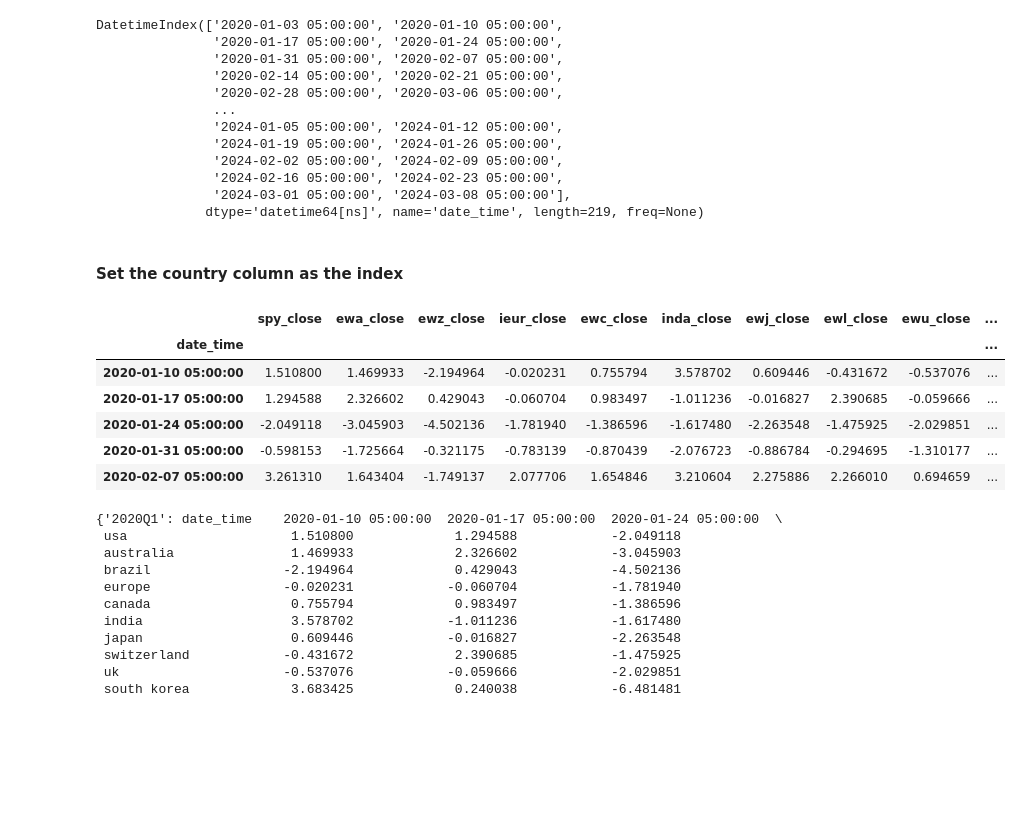
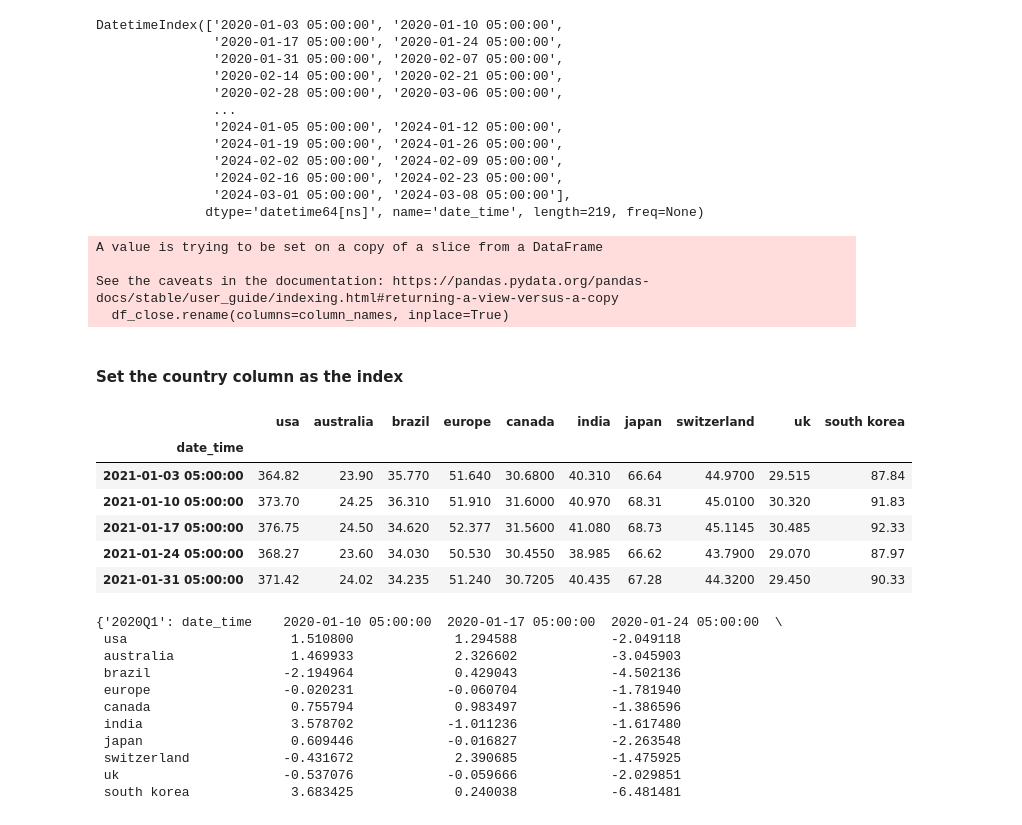
Before and after one commit to klyons/rates_cluster_nlp, a Jupyter notebook: clustering.ipynb, the cells around one changed output. Drawn from its saved outputs; the diff is of its cells as text; code cells hidden in the pictures; blank space fills up the shorter version.

```diff
--- a/clustering.ipynb
+++ b/clustering.ipynb
@@ -25,7 +25,7 @@ fred = Fred(api_key=fred_api_key)
 def create_dataframe():
     #ewa = australia, ewc = canada, inda = india, ewj = japan, ewl = switzerland, ewu = United Kingdom, eusa = USA, ewy = South Korea
 	symbols = ['spy','ewa','ewz','ieur','ewc','inda','ewj','ewl','ewu','ewy']  #'i:fvx', 'i:tyx'
-	start_date = '2020-01-03'
+	start_date = '2021-01-03'
 	mp = 7
 	timespan = 'day'
 	for symbol in symbols:
@@ -126,15 +117,26 @@ df_close_pct.to_parquet('df_diff.parquet', engine='pyarrow')
+# %%
+# Select only these columns from the DataFrame
+column_names = {'spy_close': 'usa','ewa_close': 'australia', 'ieur_close':'europe','ewz_close': 'brazil','ewc_close':'canada', 'inda_close': 'india',
+                    'ewj_close': 'japan', 'ewl_close': 'switzerland', 'ewu_close': 'uk','ewy_close': 'south korea'}
+df_close.rename(columns=column_names, inplace=True)
+df_close.to_parquet('data/df_close.parquet', engine='pyarrow')
+# %% [output]
+A value is trying to be set on a copy of a slice from a DataFrame
+
+See the caveats in the documentation: https://pandas.pydata.org/pandas-docs/stable/user_guide/indexing.html#returning-a-view-versus-a-copy
+  df_close.rename(columns=column_names, inplace=True)
 # %% [markdown]
 #### Set the country column as the index
 # %%
-df_close_pct.head()
+df_close.head()
 # %% [output]
-|  | spy_close | ewa_close | ewz_close | ieur_close | ewc_close | inda_close | ewj_close | ewl_close | ewu_close | ... |
-| date_time |  |  |  |  |  |  |  |  |  | ... |
-| 2020-01-10 05:00:00 | 1.510800 | 1.469933 | -2.194964 | -0.020231 | 0.755794 | 3.578702 | 0.609446 | -0.431672 | -0.537076 | ... |
-| 2020-01-17 05:00:00 | 1.294588 | 2.326602 | 0.429043 | -0.060704 | 0.983497 | -1.011236 | -0.016827 | 2.390685 | -0.059666 | ... |
-| 2020-01-24 05:00:00 | -2.049118 | -3.045903 | -4.502136 | -1.781940 | -1.386596 | -1.617480 | -2.263548 | -1.475925 | -2.029851 | ... |
-| 2020-01-31 05:00:00 | -0.598153 | -1.725664 | -0.321175 | -0.783139 | -0.870439 | -2.076723 | -0.886784 | -0.294695 | -1.310177 | ... |
-| 2020-02-07 05:00:00 | 3.261310 | 1.643404 | -1.749137 | 2.077706 | 1.654846 | 3.210604 | 2.275886 | 2.266010 | 0.694659 | ... |
+|  | usa | australia | brazil | europe | canada | india | japan | switzerland | uk | south korea |
+| date_time |  |  |  |  |  |  |  |  |  |  |
+| 2021-01-03 05:00:00 | 364.82 | 23.90 | 35.770 | 51.640 | 30.6800 | 40.310 | 66.64 | 44.9700 | 29.515 | 87.84 |
+| 2021-01-10 05:00:00 | 373.70 | 24.25 | 36.310 | 51.910 | 31.6000 | 40.970 | 68.31 | 45.0100 | 30.320 | 91.83 |
+| 2021-01-17 05:00:00 | 376.75 | 24.50 | 34.620 | 52.377 | 31.5600 | 41.080 | 68.73 | 45.1145 | 30.485 | 92.33 |
+| 2021-01-24 05:00:00 | 368.27 | 23.60 | 34.030 | 50.530 | 30.4550 | 38.985 | 66.62 | 43.7900 | 29.070 | 87.97 |
+| 2021-01-31 05:00:00 | 371.42 | 24.02 | 34.235 | 51.240 | 30.7205 | 40.435 | 67.28 | 44.3200 | 29.450 | 90.33 |
 # %%
 def pivot_dataframe(df):
     df.index = df.index.astype(str)
```
Also changed, not shown: parts of 4 cells of this notebook, 4 other files.
